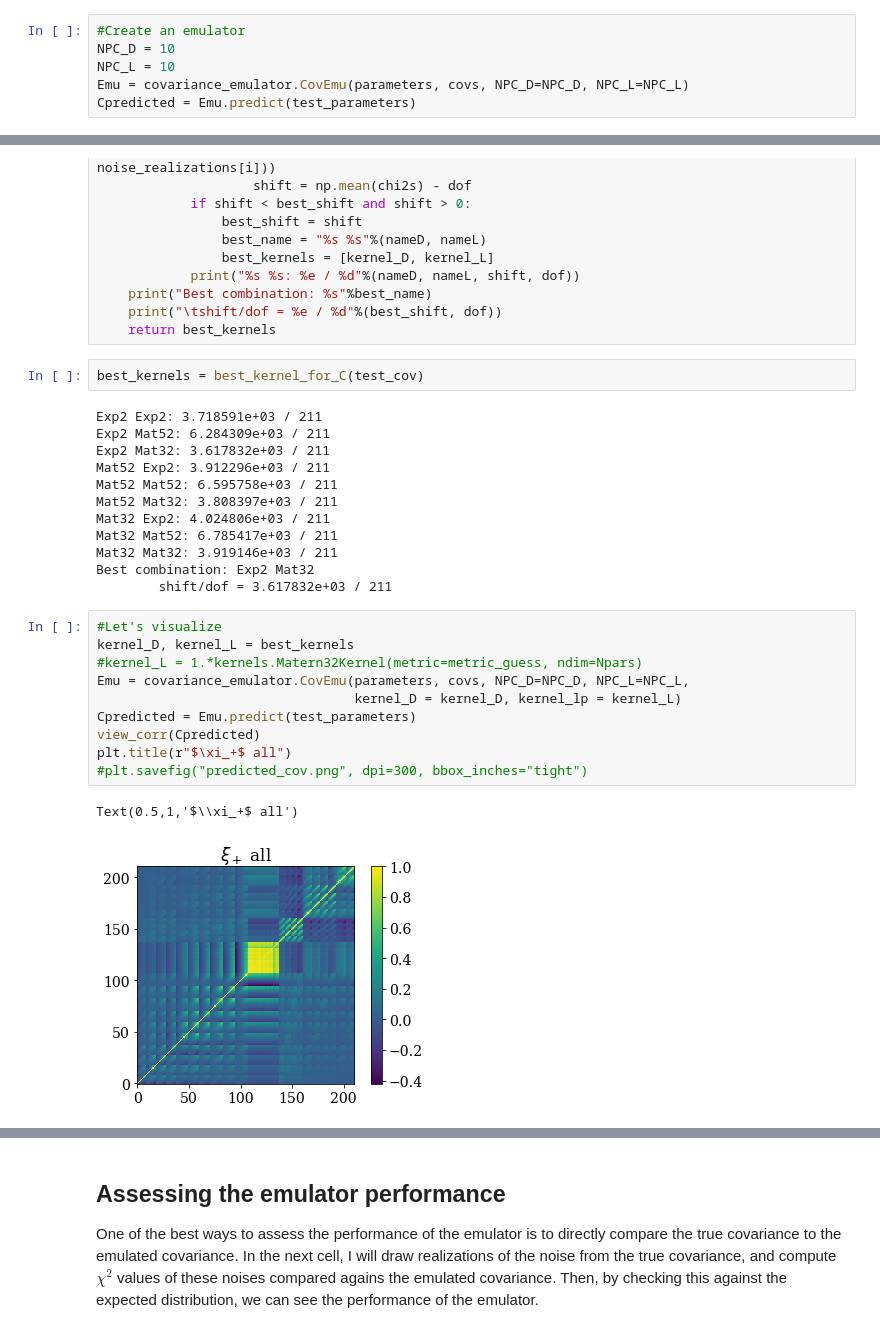
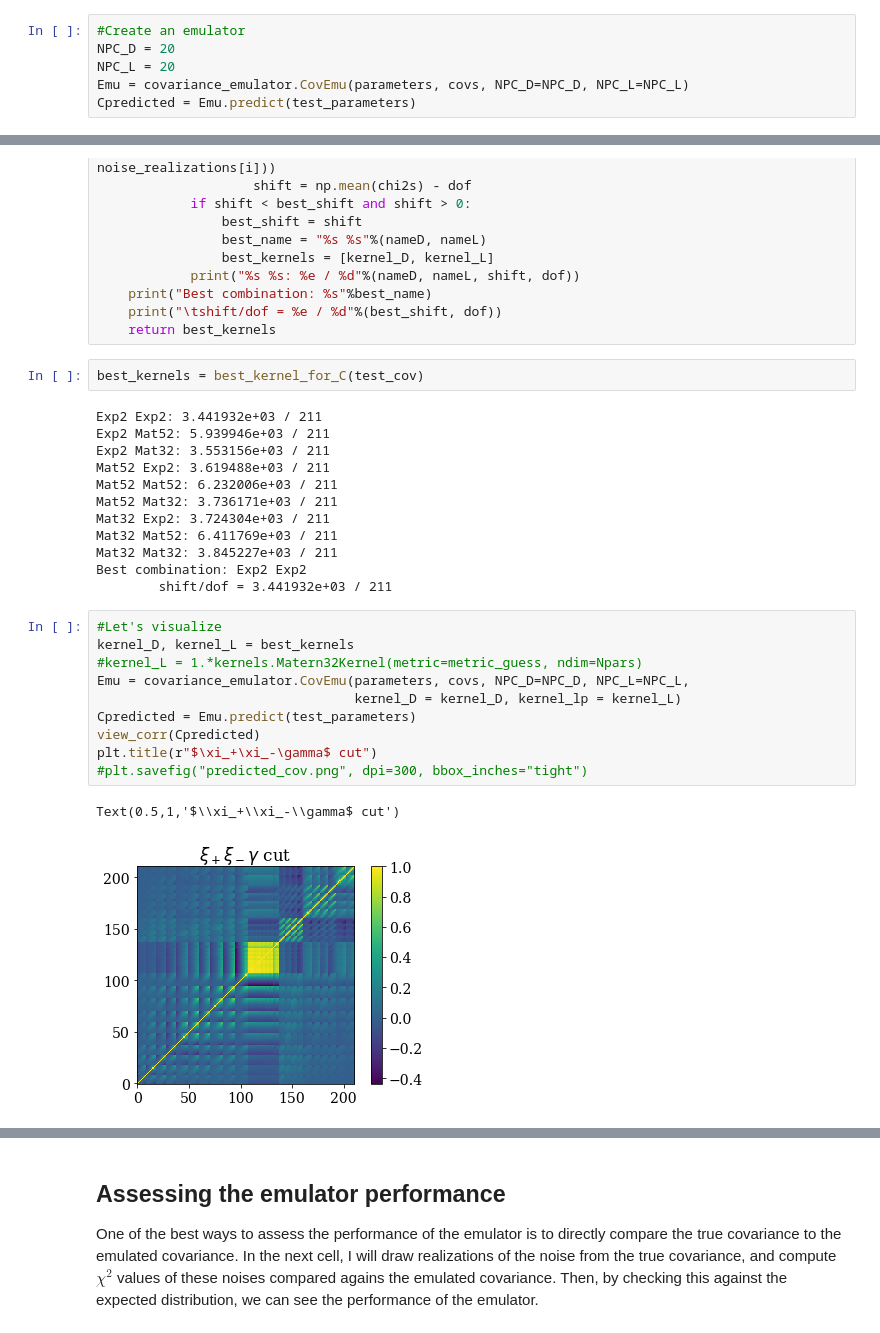
Before and after one commit to tmcclintock/covariance_emulator, a Jupyter notebook: notebooks/Emulating DES Part3: xi+xi-ggl covariances.ipynb, the cells around one changed output, grey strips where cells are left out. Cells and saved outputs as stored; diff of their text form.

```diff
--- a/notebooks/Emulating DES Part3: xi+xi-ggl covariances.ipynb
+++ b/notebooks/Emulating DES Part3: xi+xi-ggl covariances.ipynb
@@ -46,8 +46,8 @@ covs = covs[:-1]
 parameters = parameters[:-1]
 # %%
 #Create an emulator
-NPC_D = 10
-NPC_L = 10
+NPC_D = 20
+NPC_L = 20
 Emu = covariance_emulator.CovEmu(parameters, covs, NPC_D=NPC_D, NPC_L=NPC_L)
 Cpredicted = Emu.predict(test_parameters)
 # %% [markdown]
@@ -104,29 +104,29 @@ def best_kernel_for_C(C, N_samples=1000):
 # %%
 best_kernels = best_kernel_for_C(test_cov)
 # %% [output]
-Exp2 Exp2: 3.718591e+03 / 211
-Exp2 Mat52: 6.284309e+03 / 211
-Exp2 Mat32: 3.617832e+03 / 211
-Mat52 Exp2: 3.912296e+03 / 211
-Mat52 Mat52: 6.595758e+03 / 211
-Mat52 Mat32: 3.808397e+03 / 211
-Mat32 Exp2: 4.024806e+03 / 211
-Mat32 Mat52: 6.785417e+03 / 211
-Mat32 Mat32: 3.919146e+03 / 211
-Best combination: Exp2 Mat32
-        shift/dof = 3.617832e+03 / 211
+Exp2 Exp2: 3.441932e+03 / 211
+Exp2 Mat52: 5.939946e+03 / 211
+Exp2 Mat32: 3.553156e+03 / 211
+Mat52 Exp2: 3.619488e+03 / 211
+Mat52 Mat52: 6.232006e+03 / 211
+Mat52 Mat32: 3.736171e+03 / 211
+Mat32 Exp2: 3.724304e+03 / 211
+Mat32 Mat52: 6.411769e+03 / 211
+Mat32 Mat32: 3.845227e+03 / 211
+Best combination: Exp2 Exp2
+        shift/dof = 3.441932e+03 / 211
 # %%
 #Let's visualize
 kernel_D, kernel_L = best_kernels
 #kernel_L = 1.*kernels.Matern32Kernel(metric=metric_guess, ndim=Npars)
 Emu = covariance_emulator.CovEmu(parameters, covs, NPC_D=NPC_D, NPC_L=NPC_L,
                                  kernel_D = kernel_D, kernel_lp = kernel_L)
 Cpredicted = Emu.predict(test_parameters)
 view_corr(Cpredicted)
-plt.title(r"$\xi_+$ all")
+plt.title(r"$\xi_+\xi_-\gamma$ cut")
 #plt.savefig("predicted_cov.png", dpi=300, bbox_inches="tight")
 # %% [output]
-Text(0.5,1,'$\\xi_+$ all')
+Text(0.5,1,'$\\xi_+\\xi_-\\gamma$ cut')
-[figure, old version]
+[figure, new version]
 # %%
 view_corr(test_cov)
```
Also changed, not shown: parts of 7 cells of this notebook, 3 other files.
